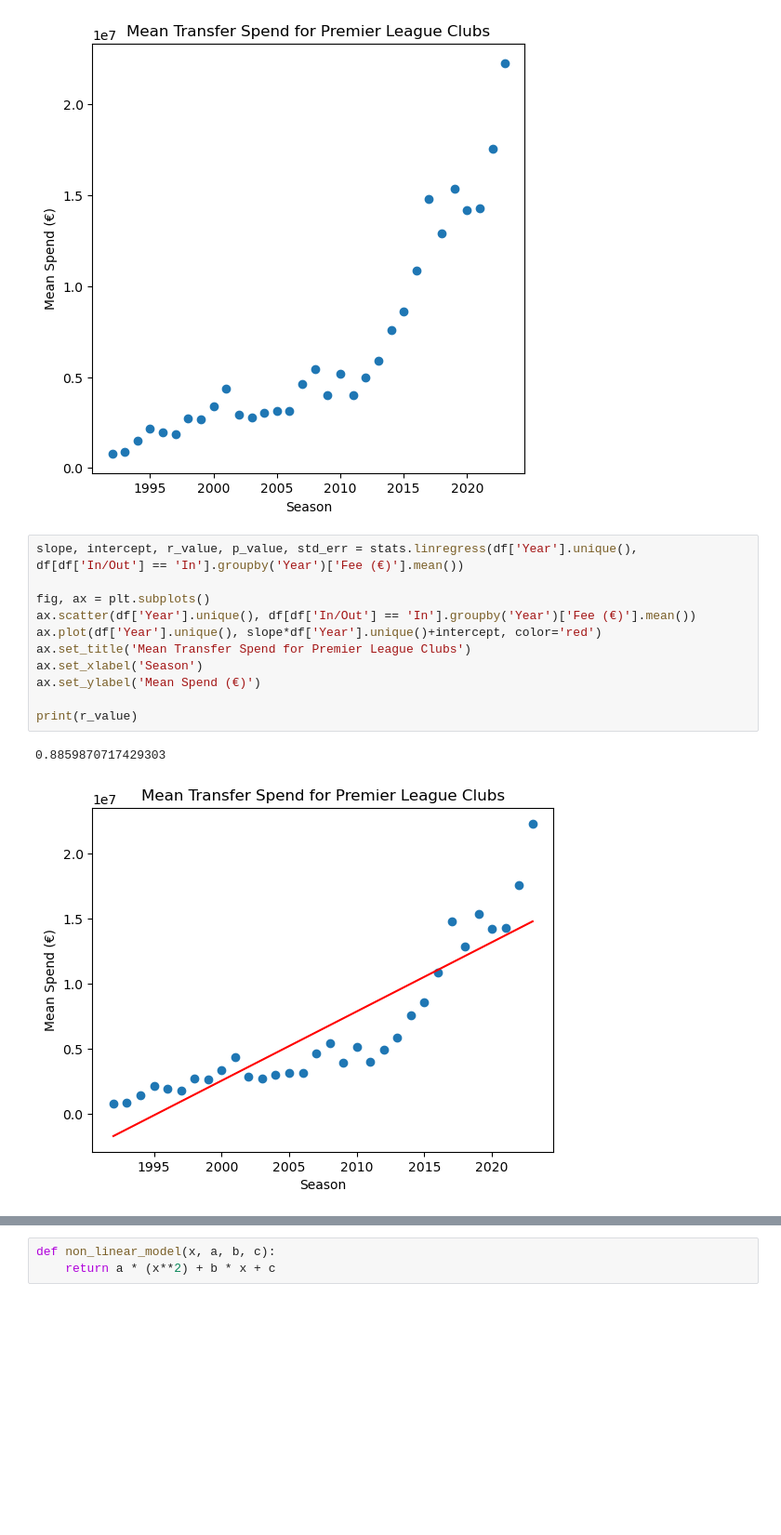
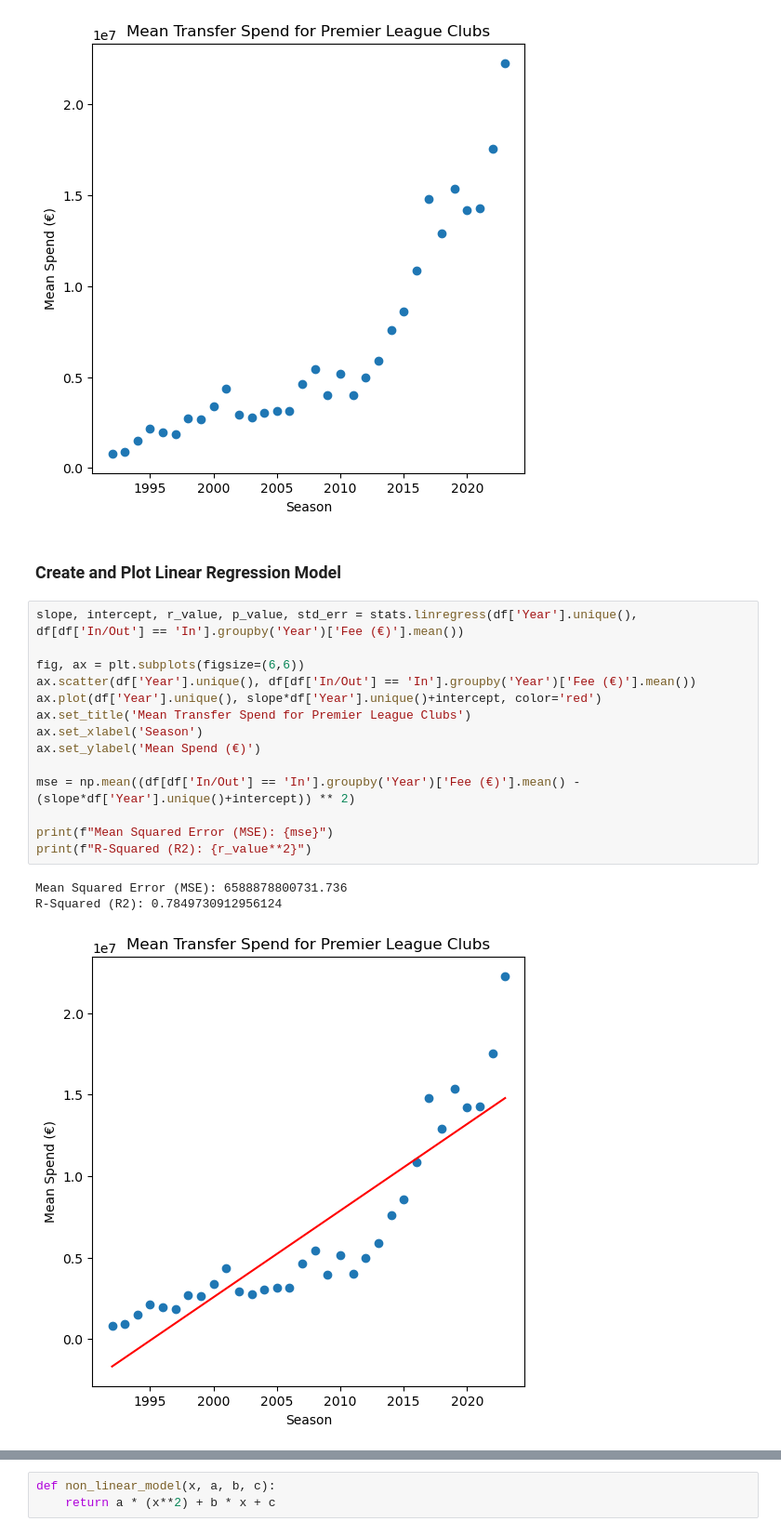
Before and after one commit to b1ll1/FootballML, a Jupyter notebook: NonlinearRegression/nonlinear_regression.ipynb, the cells around one changed output, grey strips where cells are left out. Shown at 93% size. Drawn from its saved outputs; the diff is of its cells as text; blank space fills up the shorter version.

```diff
--- a/NonlinearRegression/nonlinear_regression.ipynb
+++ b/NonlinearRegression/nonlinear_regression.ipynb
@@ -43,17 +36,23 @@ ax.set_ylabel('Mean Spend (€)')
 # %% [output]
 Text(0, 0.5, 'Mean Spend (€)')
 [figure]
+# %% [markdown]
+### Create and Plot Linear Regression Model
 # %%
 slope, intercept, r_value, p_value, std_err = stats.linregress(df['Year'].unique(), df[df['In/Out'] == 'In'].groupby('Year')['Fee (€)'].mean())
 
-fig, ax = plt.subplots()
+fig, ax = plt.subplots(figsize=(6,6))
 ax.scatter(df['Year'].unique(), df[df['In/Out'] == 'In'].groupby('Year')['Fee (€)'].mean())
 ax.plot(df['Year'].unique(), slope*df['Year'].unique()+intercept, color='red')
 ax.set_title('Mean Transfer Spend for Premier League Clubs')
 ax.set_xlabel('Season')
 ax.set_ylabel('Mean Spend (€)')
 
-print(r_value)
+mse = np.mean((df[df['In/Out'] == 'In'].groupby('Year')['Fee (€)'].mean() - (slope*df['Year'].unique()+intercept)) ** 2)
+
+print(f"Mean Squared Error (MSE): {mse}")
+print(f"R-Squared (R2): {r_value**2}")
 # %% [output]
-0.8859870717429303
+Mean Squared Error (MSE): 6588878800731.736
+R-Squared (R2): 0.7849730912956124
-[figure, old version]
+[figure, new version]
```
Also changed, not shown: parts of 24 cells of this notebook.
